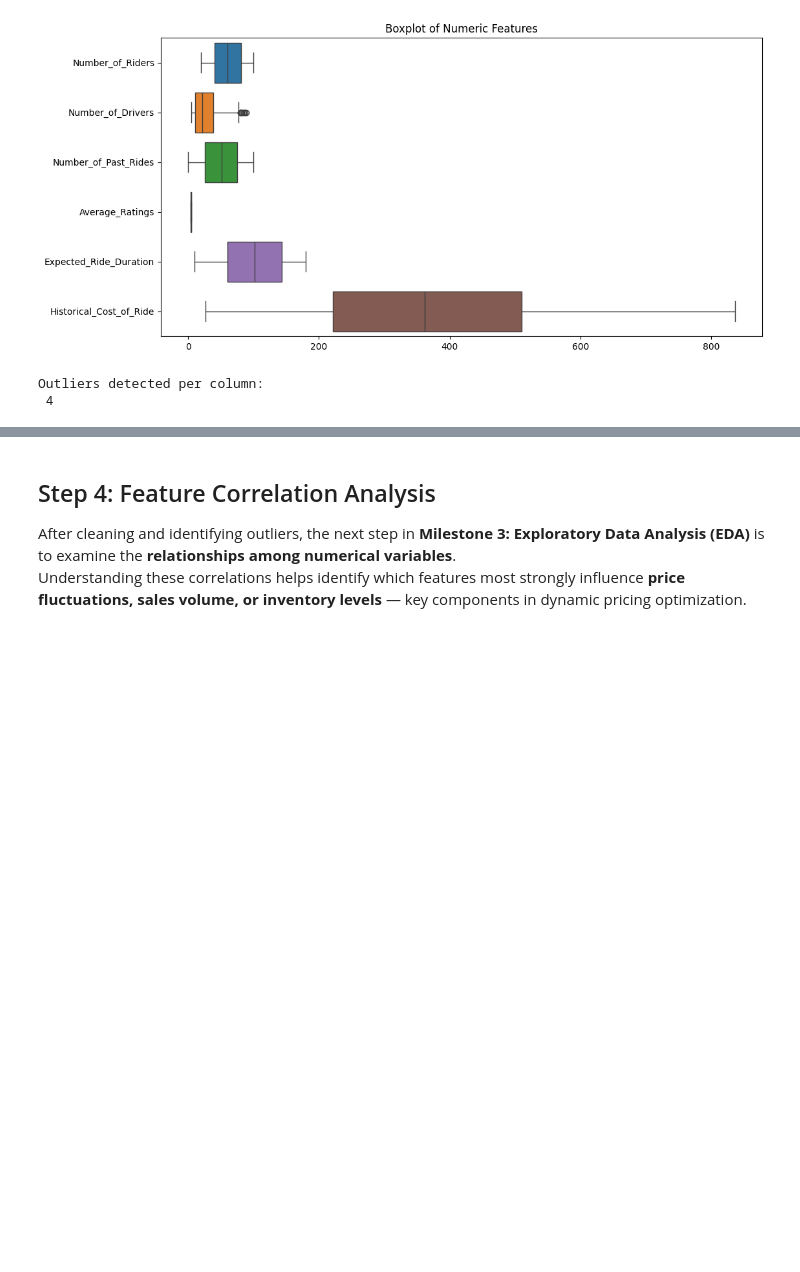
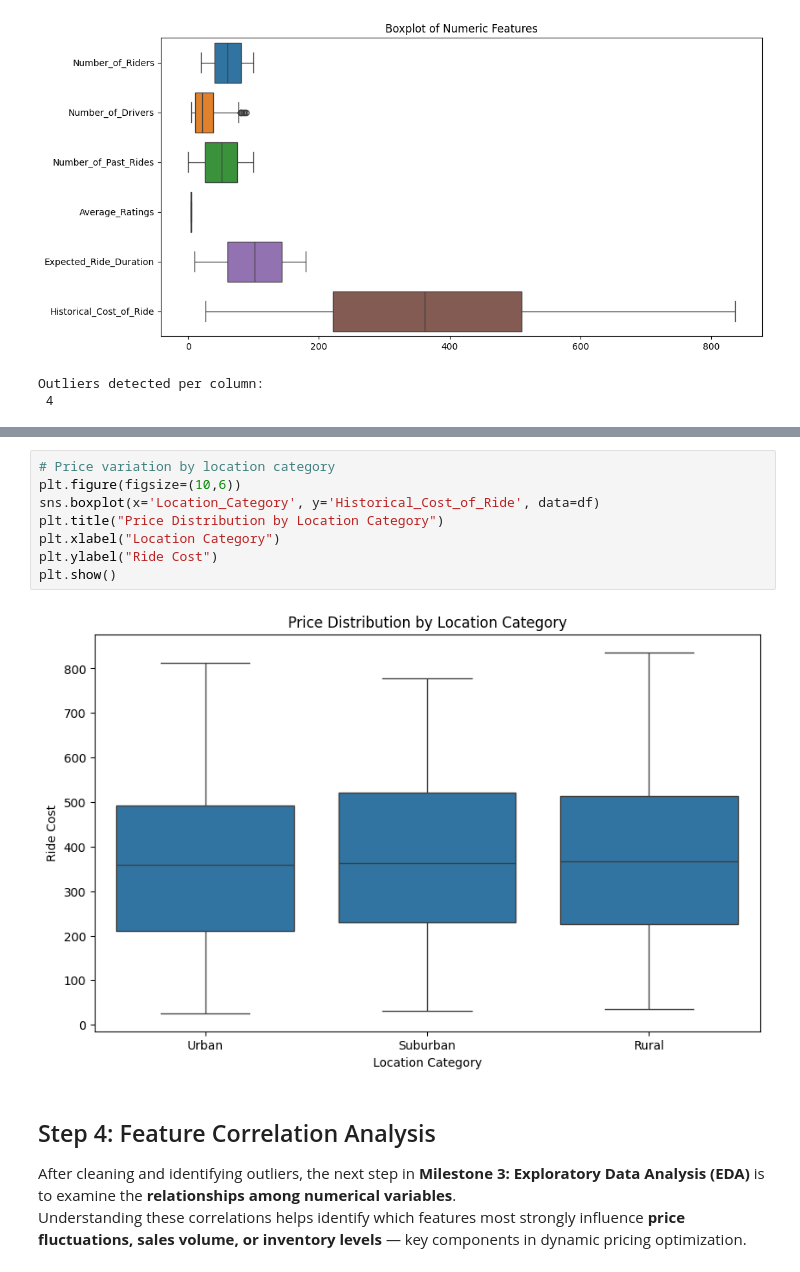
Before and after one commit to PriceOptima-SpringBoard/AI-PriceOptima, a Jupyter notebook: priceoptima.ipynb, the cells around one changed output, grey strips where cells are left out. Cells and saved outputs as stored; diff of their text form; blank space fills up the shorter version.

```diff
--- a/priceoptima.ipynb
+++ b/priceoptima.ipynb
@@ -103,3 +112,13 @@ Outliers detected per column:
+# %%
+# Price variation by location category
+plt.figure(figsize=(10,6))
+sns.boxplot(x='Location_Category', y='Historical_Cost_of_Ride', data=df)
+plt.title("Price Distribution by Location Category")
+plt.xlabel("Location Category")
+plt.ylabel("Ride Cost")
+plt.show()
+# %% [output]
+[figure, added]
 # %% [markdown]
 ##  Step 4: Feature Correlation Analysis
 
```
Also changed, not shown: parts of 27 cells of this notebook, 17 other files.
